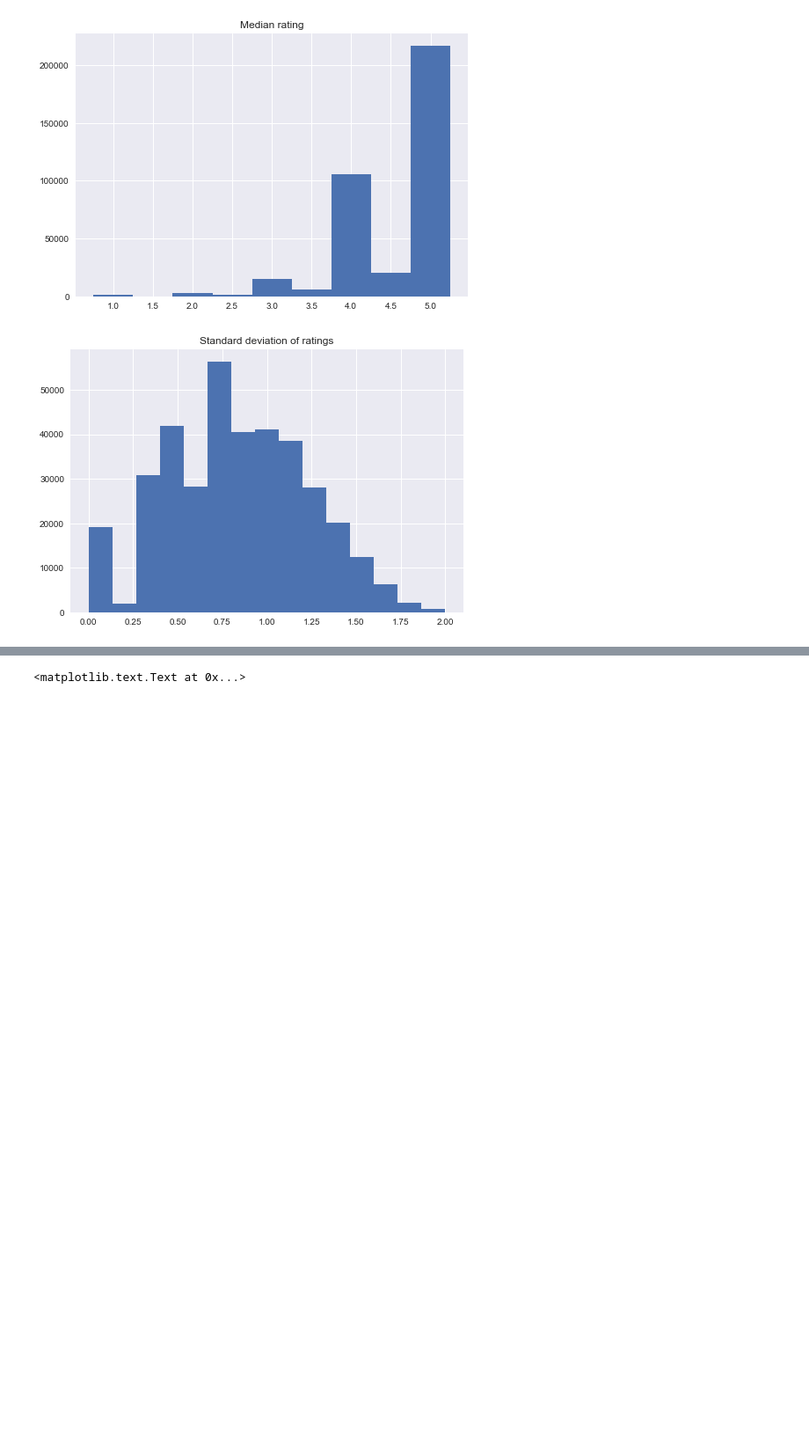
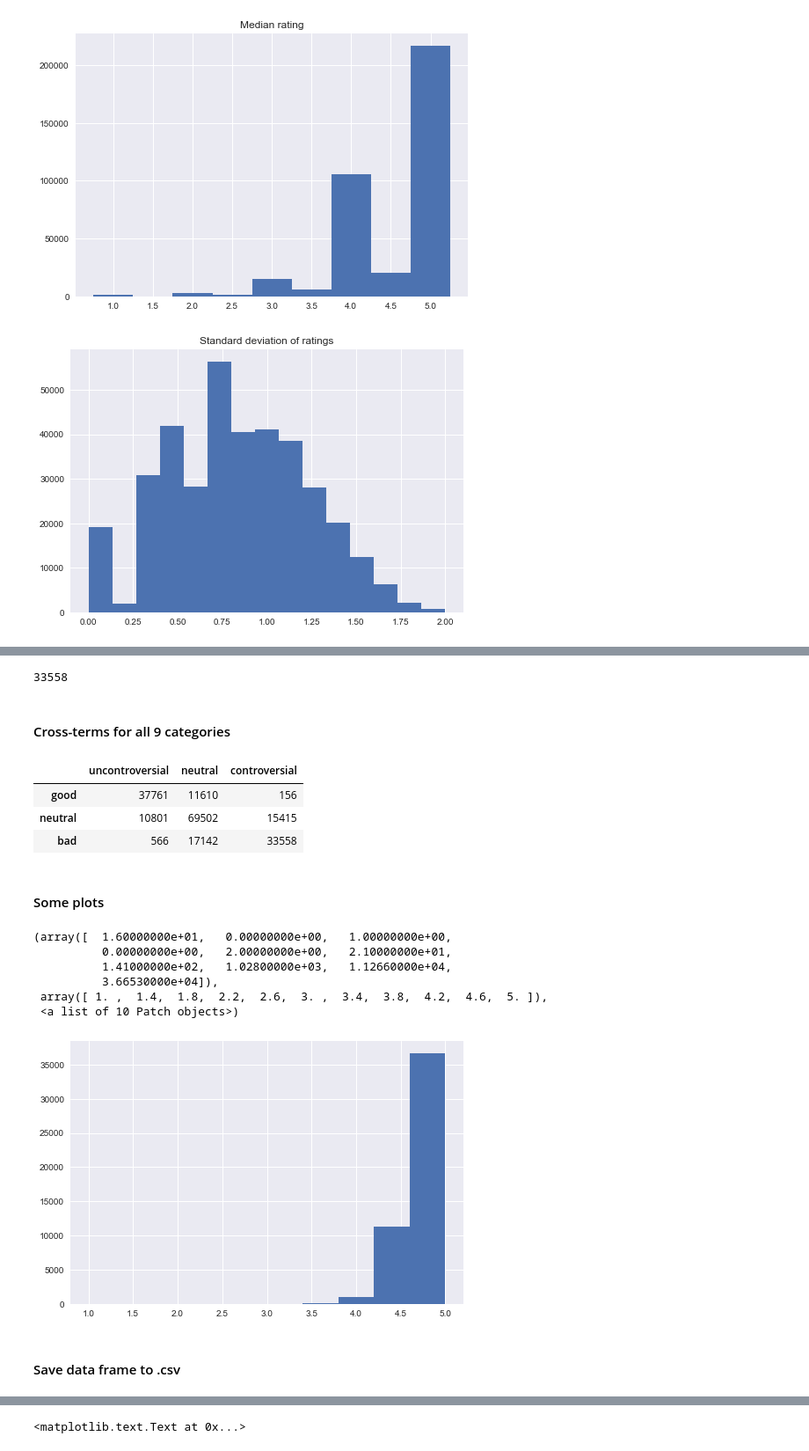
Before and after one commit to adamkozak/ADA2017-project, a Jupyter notebook: Project/Positive-negative-controversial.ipynb, the cells around one changed output, grey strips where cells are left out. Shown at 88% size. Saved outputs shown, nothing was run; the diff lists cells and outputs as text; code cells hidden in the pictures; blank space fills up the shorter version.

```diff
--- a/Project/Positive-negative-controversial.ipynb
+++ b/Project/Positive-negative-controversial.ipynb
@@ -108,0 +130,2 @@ np.percentile(sorted(list(reviews_df['std_dev'])),50)
+# %%
+reviews_df_all = reviews_df.assign(goodness = 'none', controversiality = 'none')
@@ -108,0 +142,15 @@ np.percentile(sorted(list(reviews_df['std_dev'])),50)
+# %%
+for index in reviews_df_all.index:
+    if reviews_df_all.loc[index]['mean'] < 4.0:
+        reviews_df_all.at[index,'goodness'] = 'bad'
+    elif reviews_df_all.loc[index]['mean'] > 4.625:
+        reviews_df_all.at[index,'goodness'] = 'good'
+    else:
+        reviews_df_all.at[index,'goodness'] = 'neutral'
+
+    if reviews_df_all.loc[index]['std_dev'] < 0.50726923005551061:
+        reviews_df_all.at[index,'controversiality'] = 'uncontroversial'
+    elif reviews_df_all.loc[index]['std_dev'] > 1.1180339887498949:
+        reviews_df_all.at[index,'controversiality'] = 'controversial'
+    else:
+        reviews_df_all.at[index,'controversiality'] = 'neutral'
@@ -108,0 +175,3 @@ np.percentile(sorted(list(reviews_df['std_dev'])),50)
+# %%
+reviews_df_10 = reviews_df.assign(goodness = 'none', controversiality = 'none')
+reviews_df_10.head()
@@ -108,0 +206,16 @@ np.percentile(sorted(list(reviews_df['std_dev'])),50)
+# %%
+for index in reviews_df_10.index:
+    if reviews_df_10.loc[index]['total'] > 9:
+        if reviews_df_10.loc[index]['mean'] <= 4.0:
+            reviews_df_10.at[index,'goodness'] = 'bad'
+        elif reviews_df_10.loc[index]['mean'] >= 4.583333333333333:
+            reviews_df_10.at[index,'goodness'] = 'good'
+        else:
+            reviews_df_10.at[index,'goodness'] = 'neutral'
+
+        if reviews_df_10.loc[index]['std_dev'] <= 0.65998148571120763:
+            reviews_df_10.at[index,'controversiality'] = 'uncontroversial'
+        elif reviews_df_10.loc[index]['std_dev'] >= 1.1224972160321822:
+            reviews_df_10.at[index,'controversiality'] = 'controversial'
+        else:
+            reviews_df_10.at[index,'controversiality'] = 'neutral'
@@ -108,0 +247,39 @@ np.percentile(sorted(list(reviews_df['std_dev'])),50)
+# %%
+len(reviews_df_10.query('goodness=="bad" and controversiality=="controversial"'))
+#goodvalue = 'good'
+#controvalue = 'uncontroversial'
+#len(reviews_df_10.query('goodness=="'+goodvalue+'" and controversiality=="'+controvalue+'"'))
+#'goodness=='+goodvalue+' and controversiality=='+controvalue+''
+# %% [output]
+33558
+# %% [markdown]
+#### Cross-terms for all 9 categories
+# %%
+cross_terms = pd.DataFrame(index=["good","neutral","bad"])
+cross_terms = cross_terms.assign(uncontroversial=-1)
+cross_terms = cross_terms.assign(neutral=-1)
+cross_terms = cross_terms.assign(controversial=-1)
+
+for goodvalue in ["good","bad","neutral"]:
+    for controvalue in ["uncontroversial","controversial","neutral"]:
+        cross_terms[controvalue][goodvalue] = len(reviews_df_10.query('goodness=="'+goodvalue+'" and controversiality=="'+controvalue+'"'))
+cross_terms
+# %% [output]
+|  | uncontroversial | neutral | controversial |
+| good | 37761 | 11610 | 156 |
+| neutral | 10801 | 69502 | 15415 |
+| bad | 566 | 17142 | 33558 |
+# %% [markdown]
+#### Some plots
+# %%
+plt.hist(reviews_df_10.query('controversiality=="uncontroversial"')['mean'].values)
+# %% [output]
+(array([  1.60000000e+01,   0.00000000e+00,   1.00000000e+00,
+          0.00000000e+00,   2.00000000e+00,   2.10000000e+01,
+          1.41000000e+02,   1.02800000e+03,   1.12660000e+04,
+          3.66530000e+04]),
+ array([ 1. ,  1.4,  1.8,  2.2,  2.6,  3. ,  3.4,  3.8,  4.2,  4.6,  5. ]),
+ <a list of 10 Patch objects>)
+[figure, added]
+# %% [markdown]
+#### Save data frame to .csv
```
Also changed, not shown: parts of 23 cells of this notebook.
